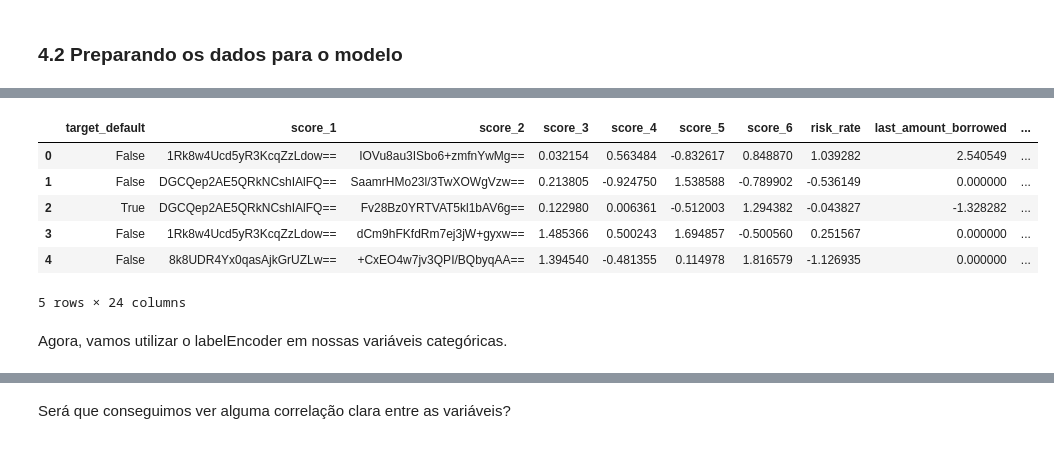
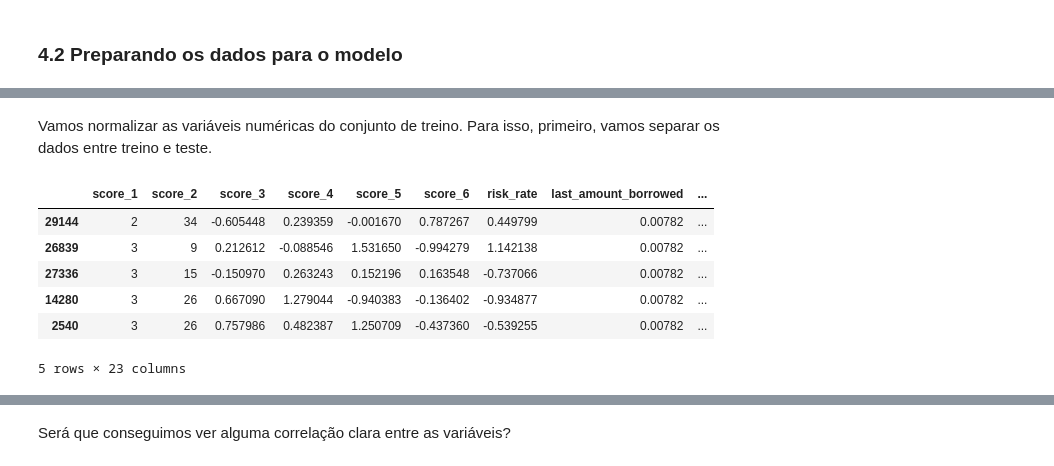
Before and after one commit to matheusbuniotto/portfolio, a Jupyter notebook: Projects/Projeto Risco de Crédito.ipynb, the cells around one changed output, grey strips where cells are left out. Saved outputs shown, nothing was run; the diff lists cells and outputs as text; code cells hidden in the pictures.

Commit message:
Update Projeto Risco de Crédito.ipynb
nova versão com melhoria no encoder.

```diff
--- a/Projects/Projeto Risco de Crédito.ipynb
+++ b/Projects/Projeto Risco de Crédito.ipynb
@@ -282,7 +282,7 @@ df_clean['last_borrowed_in_months'].fillna(df_clean['last_borrowed_in_months'].m
 df_clean['ok_since'].fillna(df_clean['ok_since'].mean(), axis=0, inplace=True)
 df_clean['credit_limit'].fillna(df_clean['credit_limit'].median(), axis=0, inplace=True)
 df_clean['external_data_provider_credit_checks_last_year'].fillna(df_clean['external_data_provider_credit_checks_last_year'].mean(), axis=0, inplace=True)
-df_clean['reported_income'].fillna(df_clean['reported_income'].mean(), axis=0, inplace=True)
+df_clean['reported_income'].fillna(df_clean['reported_income'].median(), axis=0, inplace=True)
 df_clean['external_data_provider_email_seen_before'].fillna(df_clean['external_data_provider_email_seen_before'].mean(), axis=0, inplace=True)
 df_clean['n_bankruptcies'].fillna(df_clean['n_bankruptcies'].mean(), axis=0, inplace=True)
 df_clean['n_defaulted_loans'].fillna(df_clean['n_defaulted_loans'].mean(), axis=0, inplace=True)
@@ -342,0 +366,2 @@ scaler = StandardScaler()
+# %% [markdown]
+Vamos normalizar as variáveis numéricas do conjunto de treino. Para isso, primeiro, vamos separar os dados entre treino e teste.
@@ -344,15 +380,13 @@ scaler = StandardScaler()
 var_num = df_clean.select_dtypes('float', 'int')
 var_num = var_num.columns
 # %%
-df_norm[var_num] = scaler.fit_transform(df_norm[var_num].values)
-df_norm.head()
+X_train[var_num] = scaler.fit_transform(X_train[var_num].values)
+X_train.head()
 # %% [output]
-|  | target_default | score_1 | score_2 | score_3 | score_4 | score_5 | score_6 | risk_rate | last_amount_borrowed | ... |
-| 0 | False | 1Rk8w4Ucd5yR3KcqZzLdow== | IOVu8au3ISbo6+zmfnYwMg== | 0.032154 | 0.563484 | -0.832617 | 0.848870 | 1.039282 | 2.540549 | ... |
-| 1 | False | DGCQep2AE5QRkNCshIAlFQ== | SaamrHMo23l/3TwXOWgVzw== | 0.213805 | -0.924750 | 1.538588 | -0.789902 | -0.536149 | 0.000000 | ... |
-| 2 | True | DGCQep2AE5QRkNCshIAlFQ== | Fv28Bz0YRTVAT5kl1bAV6g== | 0.122980 | 0.006361 | -0.512003 | 1.294382 | -0.043827 | -1.328282 | ... |
-| 3 | False | 1Rk8w4Ucd5yR3KcqZzLdow== | dCm9hFKfdRm7ej3jW+gyxw== | 1.485366 | 0.500243 | 1.694857 | -0.500560 | 0.251567 | 0.000000 | ... |
-| 4 | False | 8k8UDR4Yx0qasAjkGrUZLw== | +CxEO4w7jv3QPI/BQbyqAA== | 1.394540 | -0.481355 | 0.114978 | 1.816579 | -1.126935 | 0.000000 | ... |
+|  | score_1 | score_2 | score_3 | score_4 | score_5 | score_6 | risk_rate | last_amount_borrowed | ... |
+| 29144 | 2 | 34 | -0.605448 | 0.239359 | -0.001670 | 0.787267 | 0.449799 | 0.00782 | ... |
+| 26839 | 3 | 9 | 0.212612 | -0.088546 | 1.531650 | -0.994279 | 1.142138 | 0.00782 | ... |
+| 27336 | 3 | 15 | -0.150970 | 0.263243 | 0.152196 | 0.163548 | -0.737066 | 0.00782 | ... |
+| 14280 | 3 | 26 | 0.667090 | 1.279044 | -0.940383 | -0.136402 | -0.934877 | 0.00782 | ... |
+| 2540 | 3 | 26 | 0.757986 | 0.482387 | 1.250709 | -0.437360 | -0.539255 | 0.00782 | ... |
-5 rows × 24 columns
+5 rows × 23 columns
-# %% [markdown]
-Agora, vamos utilizar o labelEncoder em nossas variáveis categóricas.
```
Also changed, not shown: parts of 22 cells of this notebook.
